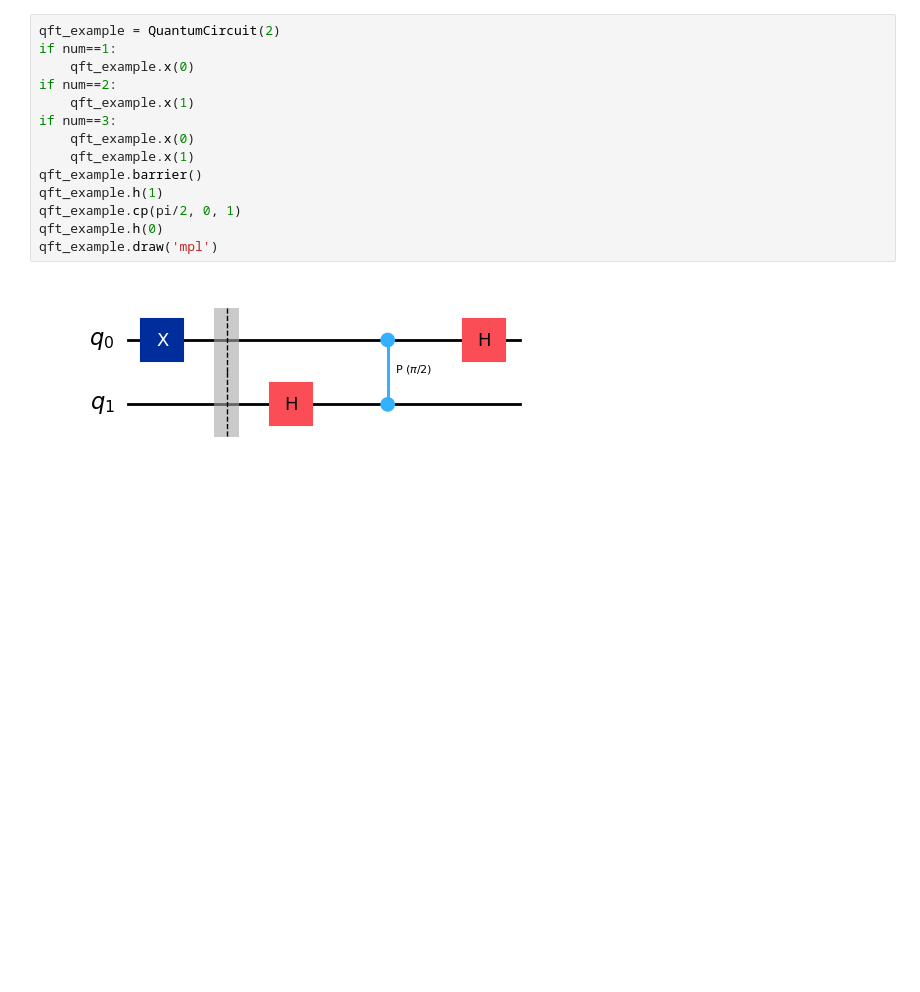
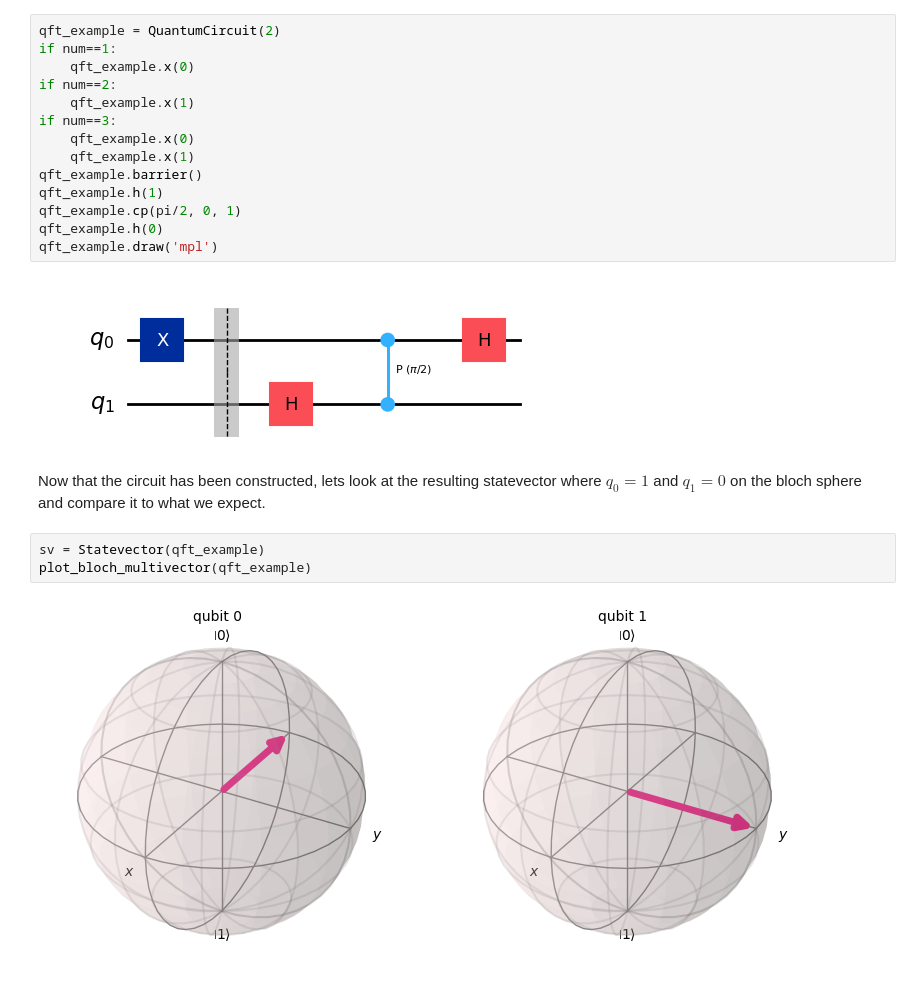
Before and after one commit to Quantum-Linear-Algebra/Intro-to-Quantum-Linear-Algebra, a Jupyter notebook: 4-Quantum_Fourier_Transform.ipynb, the cells around one changed output. Drawn from its saved outputs; the diff is of its cells as text; blank space fills up the shorter version.

```diff
--- a/4-Quantum_Fourier_Transform.ipynb
+++ b/4-Quantum_Fourier_Transform.ipynb
@@ -255,3 +252,10 @@ qft_example.h(0)
 qft_example.draw('mpl')
 # %% [output]
 [figure]
+# %% [markdown]
+Now that the circuit has been constructed, lets look at the resulting statevector where $q_0 = 1$ and $q_1 = 0$ on the bloch sphere and compare it to what we expect.
+# %%
+sv = Statevector(qft_example)
+plot_bloch_multivector(qft_example)
+# %% [output]
+[figure, added]
```
Also changed, not shown: parts of 38 cells of this notebook.
